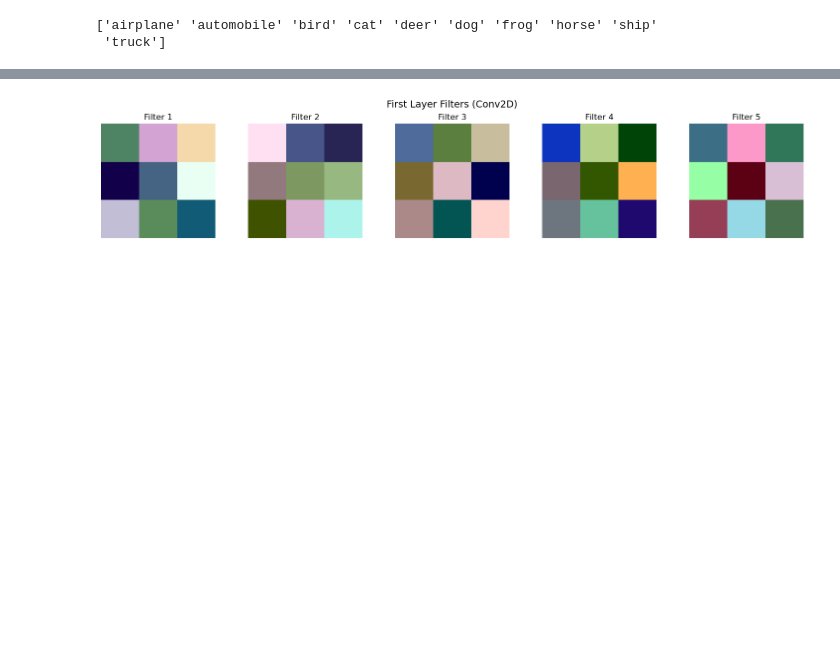
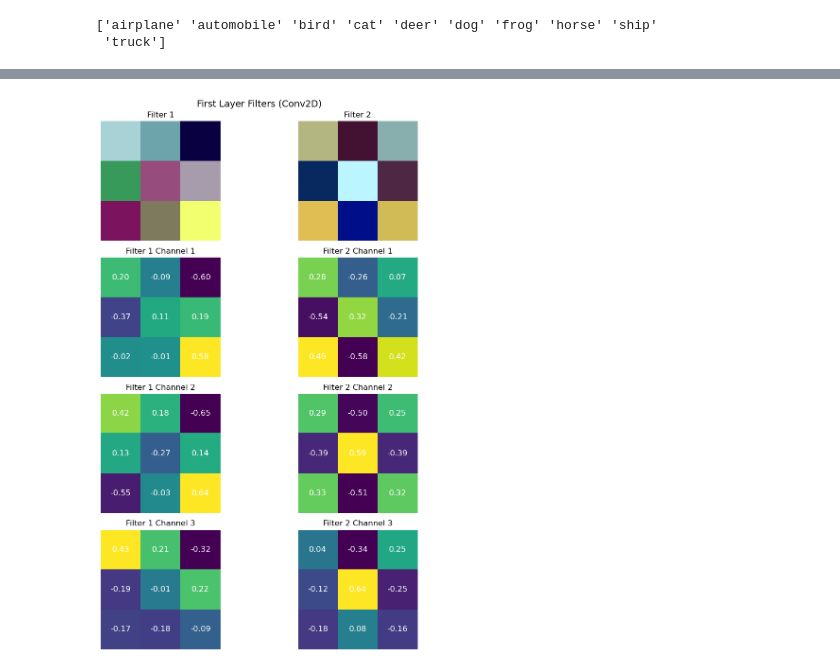
Before and after one commit to AkramAki/cinic10-source-classifier, a Jupyter notebook: notebooks/MinimlModel_Evaluate.ipynb, the cells around one changed output, grey strips where cells are left out. Cells and saved outputs as stored; diff of their text form; code cells hidden in the pictures; blank space fills up the shorter version.

Commit message:
Made model more minimal and tried understanding its kernels

```diff
--- a/notebooks/MinimlModel_Evaluate.ipynb
+++ b/notebooks/MinimlModel_Evaluate.ipynb
@@ -176,19 +176,22 @@ print(np.unique(df_images["category"]))
 def from_DataFrame_get_subDataFrame_of_category(df, category):
     return df[df["category"] == category]
 # %%
-fig, axs = plt.subplots(2, 5, figsize=(14, 5))
-category = "deer"
+category = "dog"
+picture_count = 8
+start_idx_cifar = 8
+start_idx_imagenet = 64
+fig, axs = plt.subplots(2, picture_count, figsize=(14, 5))
 
 # Filter sub-DataFrames
 cifar_sub_df = from_DataFrame_get_subDataFrame_of_category(df_cifar, category)
 imagenet_sub_df = from_DataFrame_get_subDataFrame_of_category(df_imagenet, category)
 
 # Get images by index
-cifar_images = test_gen.return_Img_by_Index(cifar_sub_df["index"][:5])
-imagenet_images = test_gen.return_Img_by_Index(imagenet_sub_df["index"][:5])
+cifar_images = test_gen.return_Img_by_Index(cifar_sub_df["index"][start_idx_cifar:picture_count+start_idx_cifar])
+imagenet_images = test_gen.return_Img_by_Index(imagenet_sub_df["index"][start_idx_imagenet:picture_count+start_idx_imagenet])
 
 # CIFAR-10 (top row)
-for i in range(5):
+for i in range(picture_count):
     img = cifar_images[i]
     row = cifar_sub_df.iloc[i]
     title = f"CIFAR\nTrue: {int(row['y_true'])}, Pred: {row['prediction']:.2f}"
@@ -197,7 +200,7 @@ for i in range(5):
     axs[0, i].axis("off")
 
 # ImageNet (bottom row)
-for i in range(5):
+for i in range(picture_count):
     img = imagenet_images[i]
     row = imagenet_sub_df.iloc[i]
     title = f"ImageNet\nTrue: {int(row['y_true'])}, Pred: {row['prediction']:.2f}"
@@ -289,21 +290,41 @@ Kernel shape: (3, 3, 3, 5)
 # %%
 # Choose the first few filters
-n_filters_to_show = 5
-fig, axs = plt.subplots(1, n_filters_to_show, figsize=(15, 3))
+n_filters_to_show = np.min([5, kernels.shape[3]])
+fig, axs = plt.subplots(4, n_filters_to_show, figsize=(5 * n_filters_to_show, 12))
+axs = axs.flatten()
 
 for i in range(n_filters_to_show):
     # Normalize for visualization
     kernel = kernels[:, :, :, i]
     kernel_min, kernel_max = kernel.min(), kernel.max()
     kernel_vis = (kernel - kernel_min) / (kernel_max - kernel_min)
 
     axs[i].imshow(kernel_vis)
     axs[i].set_title(f"Filter {i+1}")
     axs[i].axis('off')
 
+    for j in range(3):
+        kernel_channel_j = kernel[:,:,j]
+        kernel_channel_j_min, kernel_channel_j_max = kernel_channel_j.min(), kernel_channel_j.max()
+        kernel_vis_channel_j = (kernel_channel_j - kernel_channel_j_min) / (kernel_channel_j_max - kernel_channel_j_min)
+
+        axs[i + n_filters_to_show * (j+1)].imshow(kernel_vis_channel_j)
+        axs[i + n_filters_to_show * (j+1)].set_title(f"Filter {i+1} Channel {j+1}")
+        axs[i + n_filters_to_show * (j+1)].axis('off')
+
+        #for k in range(kernel_vis.shape[0]):
+            #for z in range(kernel_vis.shape[1]):
+               # axs[i + n_filters_to_show * (j+1)].text(z, k, f"{kernel_vis_channel_j[k, z]:.2f}",
+                     #ha='center', va='center', color='white', fontsize=12)
+
+        for k in range(kernel_vis.shape[0]):
+            for z in range(kernel_vis.shape[1]):
+                axs[i + n_filters_to_show * (j+1)].text(z, k, f"{kernel_channel_j[k, z]:.2f}",
+                     ha='center', va='center', color='white', fontsize=12)
+
 plt.suptitle("First Layer Filters (Conv2D)", fontsize=14)
 plt.tight_layout()
 plt.show()
 # %% [output]
-[figure, old version]
+[figure, new version]
 # %%
```
Also changed, not shown: parts of 13 cells of this notebook, 2 other files.
